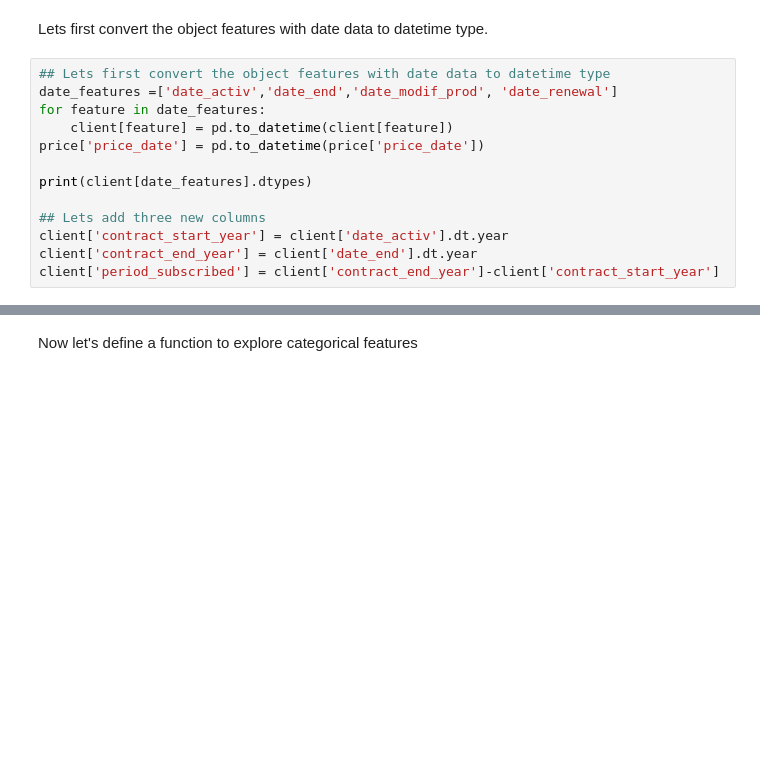
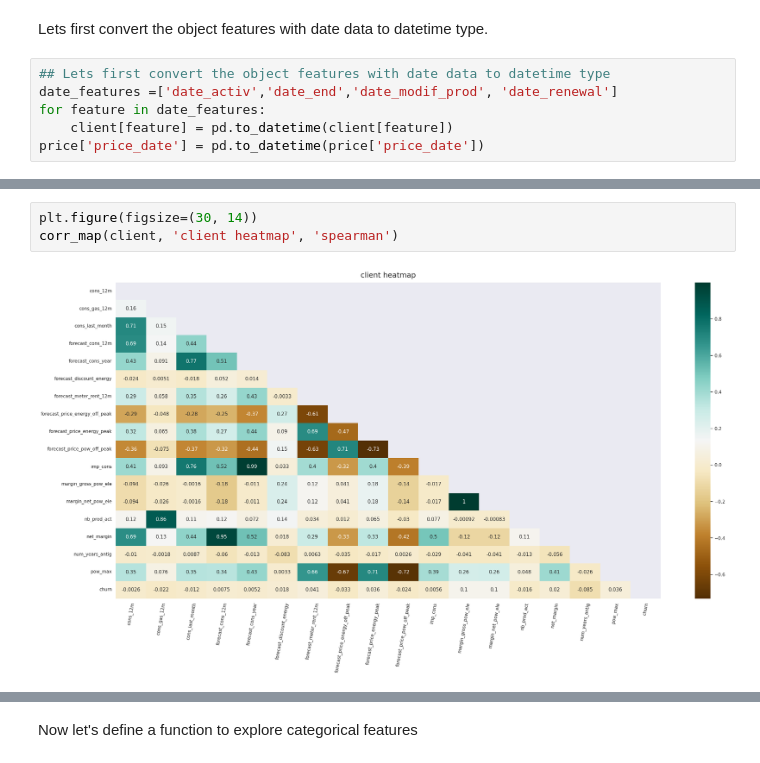
Before and after one commit to hantablack9/BCG-Forage-PowerCo-customer-churn, a Jupyter notebook: 2. EDA || BCG PowerCo churn problem.ipynb, the cells around one changed output, grey strips where cells are left out. Drawn from its saved outputs; the diff is of its cells as text; blank space fills up the shorter version.

```diff
--- a/2. EDA || BCG PowerCo churn problem.ipynb
+++ b/2. EDA || BCG PowerCo churn problem.ipynb
@@ -244,10 +262,3 @@ date_features =['date_activ','date_end','date_modif_prod', 'date_renewal']
 for feature in date_features:
     client[feature] = pd.to_datetime(client[feature])
 price['price_date'] = pd.to_datetime(price['price_date'])
-
-print(client[date_features].dtypes)
-
-## Lets add three new columns
-client['contract_start_year'] = client['date_activ'].dt.year
-client['contract_end_year'] = client['date_end'].dt.year
-client['period_subscribed'] = client['contract_end_year']-client['contract_start_year']
@@ -259,0 +460,5 @@ dtype: object
+# %%
+plt.figure(figsize=(30, 14))
+corr_map(client, 'client heatmap', 'spearman')
+# %% [output]
+[figure, added]
```
Also changed, not shown: parts of 69 cells of this notebook.
